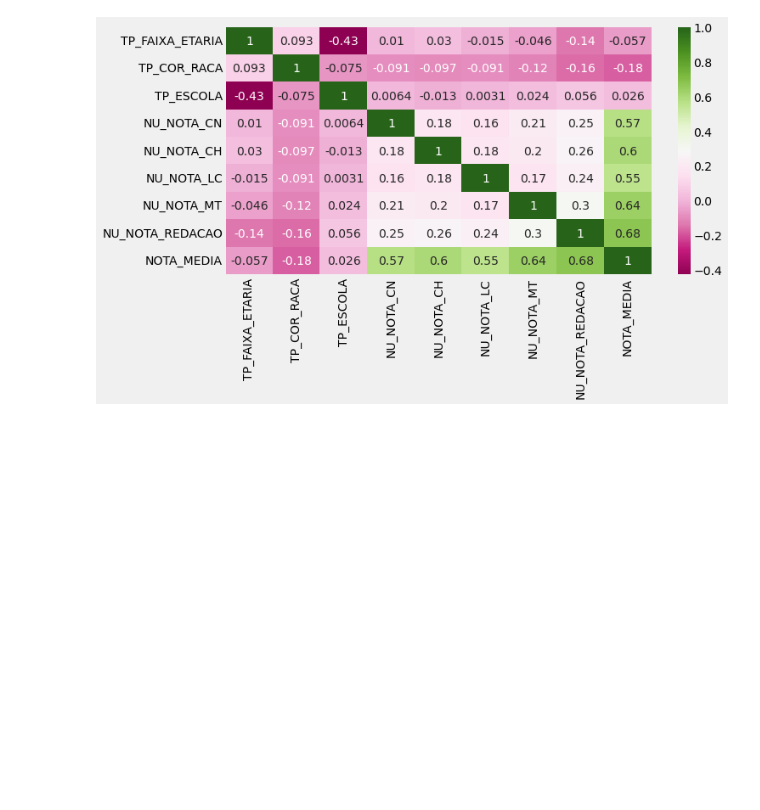
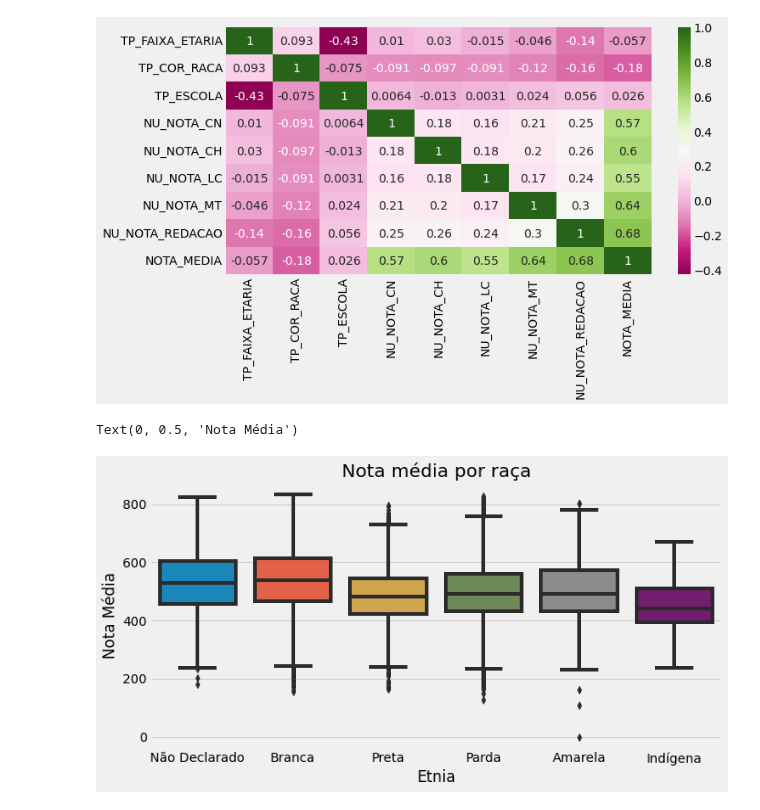
Before and after one commit to kingofrats04/Projeto_IA_DadosEnem, a Jupyter notebook: Cópia_de_Graficos_IA.ipynb, the cells around one changed output. Drawn from its saved outputs; the diff is of its cells as text; code cells hidden in the pictures; blank space fills up the shorter version.

Commit message:
Adicionando graficos de medias

```diff
--- a/Cópia_de_Graficos_IA.ipynb
+++ b/Cópia_de_Graficos_IA.ipynb
@@ -1708,3 +1708,15 @@ plt.rcParams['figure.figsize'] = [10, 5]
 plt.show()
 # %% [output]
 [figure]
+# %%
+base2021_TP_COR_RACA = pd.Series(base2021.TP_COR_RACA, dtype='category').cat.rename_categories({3:'Parda', 2:'Preta', 1:'Branca', 0:'Não Declarado', 4:'Amarela', 5:'Indígena', 6:'Não dispor'})
+
+
+base2021['TP_COR_RACA_c'] = base2021_TP_COR_RACA
+sns.boxplot(x = 'TP_COR_RACA_c', y = 'NOTA_MEDIA', data = base2021)
+plt.title("Nota média por raça")
+plt.xlabel('Etnia')
+plt.ylabel('Nota Média')
+# %% [output]
+Text(0, 0.5, 'Nota Média')
+[figure, added]
```
Also changed, not shown: parts of 8 cells of this notebook.
